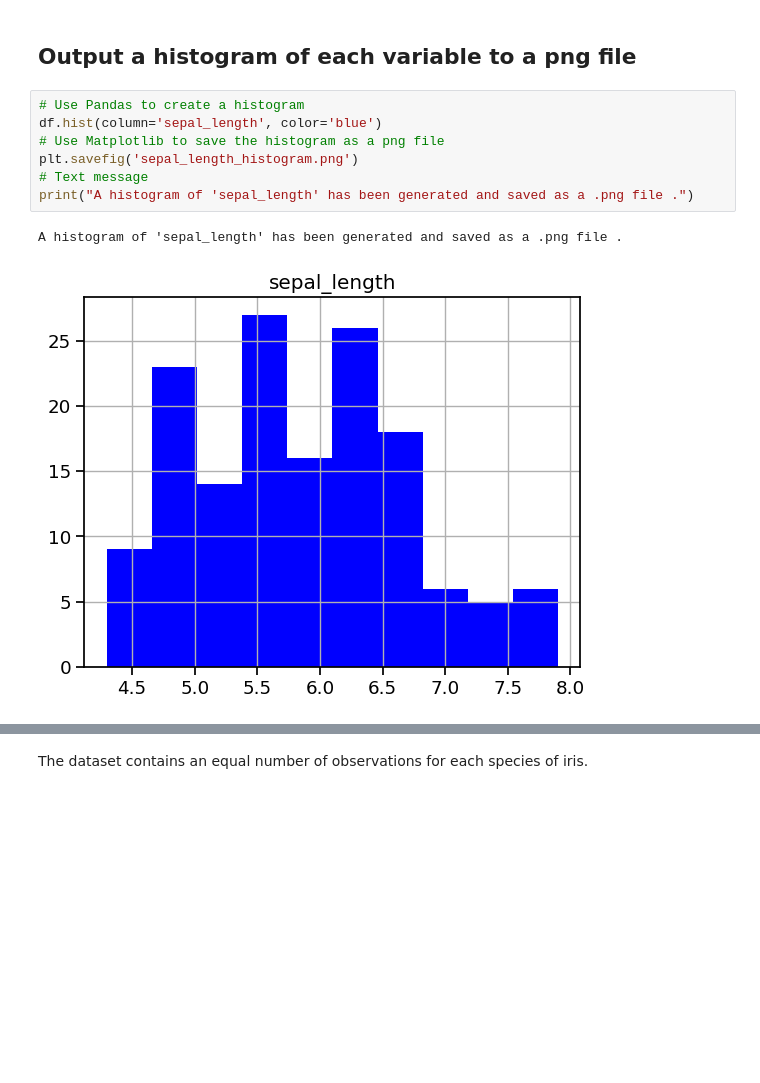
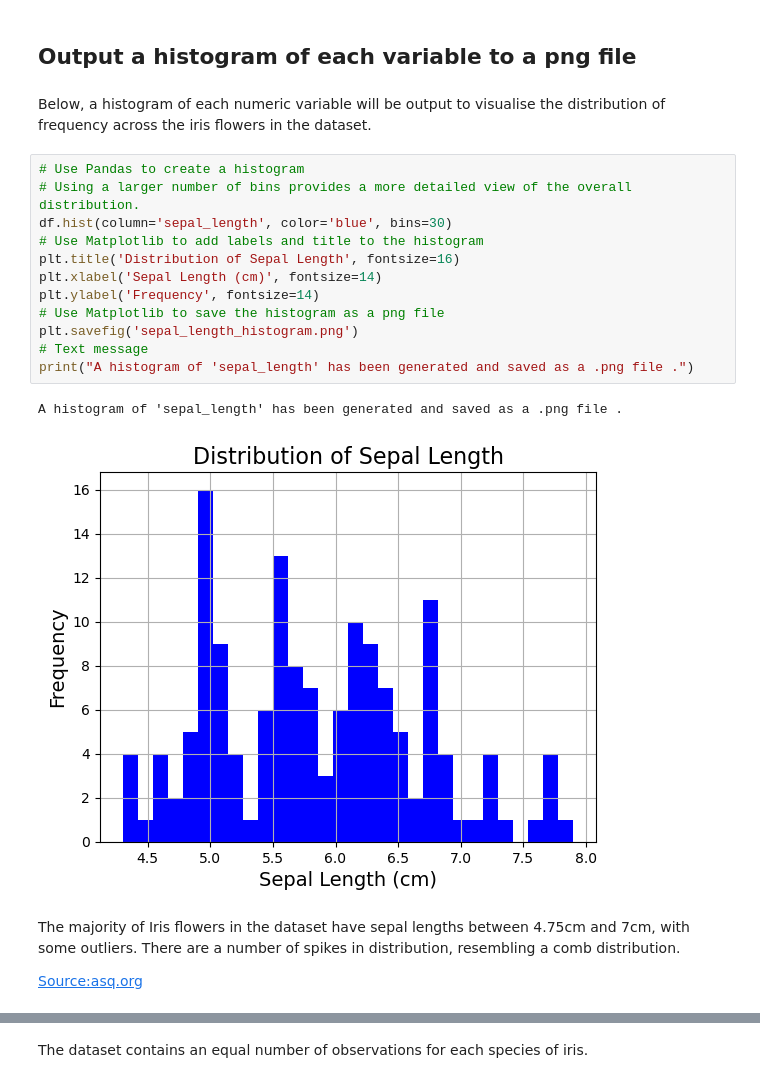
Before and after one commit to sarahembarry/pands-project, a Jupyter notebook: analysisnotebook.ipynb, the cells around one changed output, grey strips where cells are left out. Cells and saved outputs as stored; diff of their text form; blank space fills up the shorter version.

Commit message:
histogram update. Histogram and boxplot documentation update

```diff
--- a/analysisnotebook.ipynb
+++ b/analysisnotebook.ipynb
@@ -95,15 +95,28 @@ A text file with the summary of all variables in the dataset has been generated.
 ---
 # %% [markdown]
 ## Output a histogram of each variable to a png file
+# %% [markdown]
+Below, a histogram of each numeric variable will be output to visualise the distribution of frequency across the iris flowers in the dataset.
 # %%
 # Use Pandas to create a histogram
-df.hist(column='sepal_length', color='blue')
+# Using a larger number of bins provides a more detailed view of the overall distribution.
+df.hist(column='sepal_length', color='blue', bins=30)
+# Use Matplotlib to add labels and title to the histogram
+plt.title('Distribution of Sepal Length', fontsize=16)
+plt.xlabel('Sepal Length (cm)', fontsize=14)
+plt.ylabel('Frequency', fontsize=14)
 # Use Matplotlib to save the histogram as a png file
 plt.savefig('sepal_length_histogram.png')
 # Text message
 print("A histogram of 'sepal_length' has been generated and saved as a .png file .")
 # %% [output]
 A histogram of 'sepal_length' has been generated and saved as a .png file .
-[figure, old version]
+[figure, new version]
+# %% [markdown]
+
+
+The majority of Iris flowers in the dataset have sepal lengths between 4.75cm and 7cm, with some outliers. There are a number of spikes in distribution, resembling a comb distribution.
+
+[Source:asq.org](https://asq.org/quality-resources/histogram)
 # %%
 # Use Pandas to create a histogram
```
Also changed, not shown: parts of 26 cells of this notebook, 6 other files.
